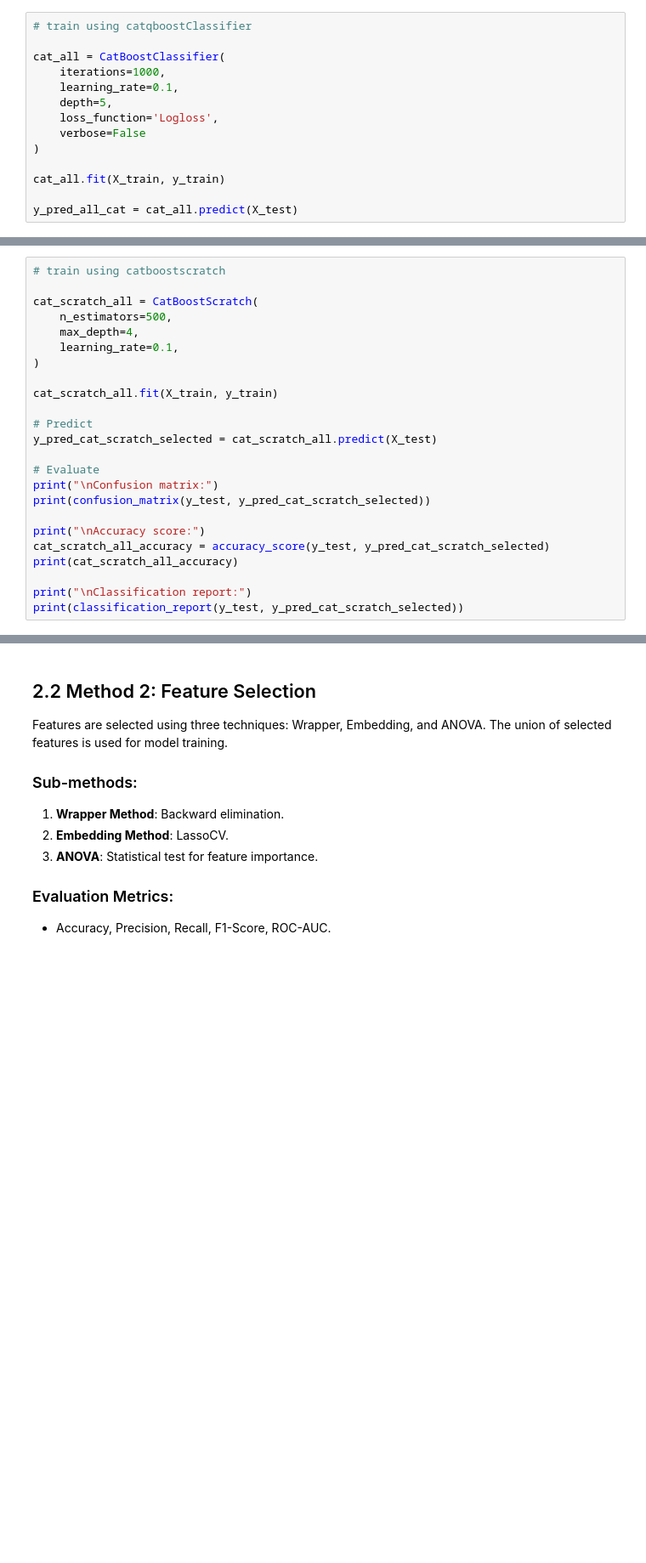
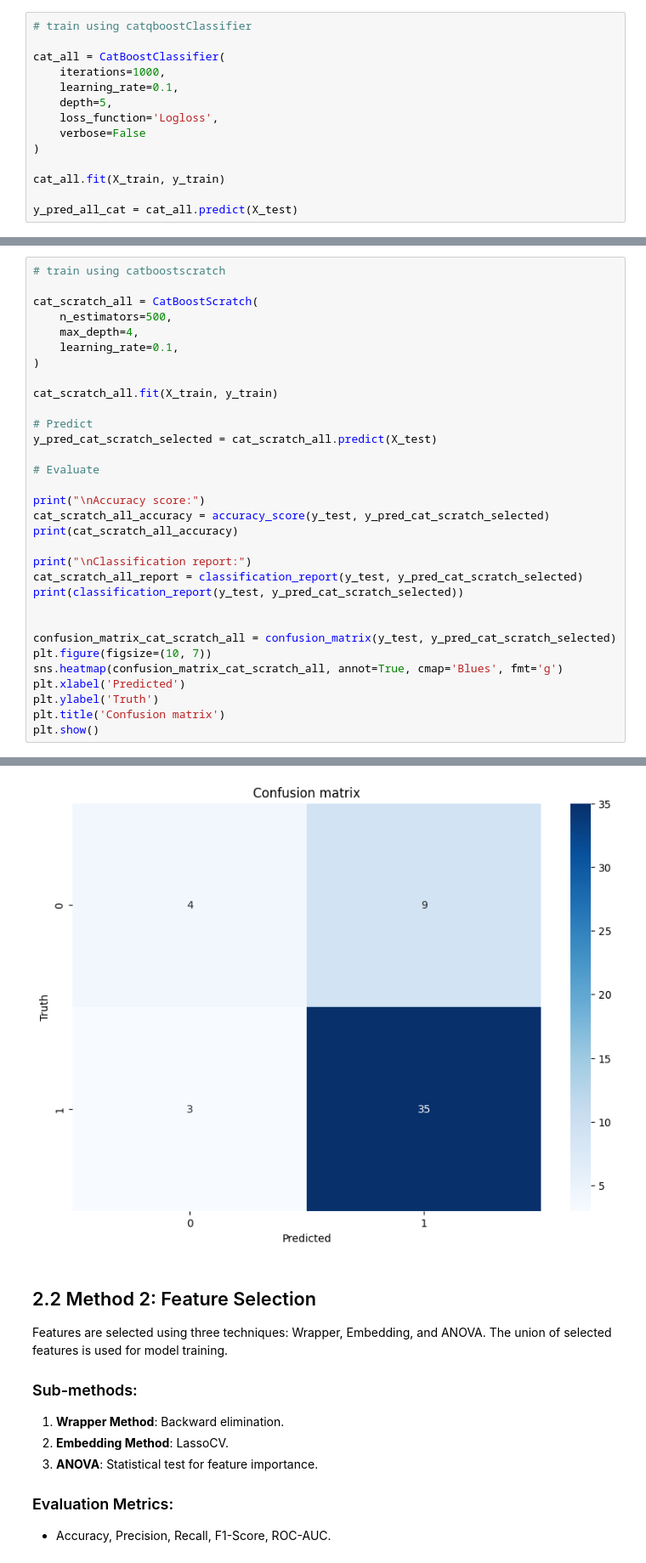
Before and after one commit to SecurDrgorP/ParkinsonML, a Jupyter notebook: ImplCatBoost.ipynb, the cells around one changed output, grey strips where cells are left out. Shown: that part at 85% size. Drawn from its saved outputs; the diff is of its cells as text; blank space fills up the shorter version.

```diff
--- a/ImplCatBoost.ipynb
+++ b/ImplCatBoost.ipynb
@@ -145,13 +151,21 @@ cat_scratch_all.fit(X_train, y_train)
 y_pred_cat_scratch_selected = cat_scratch_all.predict(X_test)
 
 # Evaluate
-print("\nConfusion matrix:")
-print(confusion_matrix(y_test, y_pred_cat_scratch_selected))
 
 print("\nAccuracy score:")
 cat_scratch_all_accuracy = accuracy_score(y_test, y_pred_cat_scratch_selected)
 print(cat_scratch_all_accuracy)
 
 print("\nClassification report:")
+cat_scratch_all_report = classification_report(y_test, y_pred_cat_scratch_selected)
 print(classification_report(y_test, y_pred_cat_scratch_selected))
+
+
+confusion_matrix_cat_scratch_all = confusion_matrix(y_test, y_pred_cat_scratch_selected)
+plt.figure(figsize=(10, 7))
+sns.heatmap(confusion_matrix_cat_scratch_all, annot=True, cmap='Blues', fmt='g')
+plt.xlabel('Predicted')
+plt.ylabel('Truth')
+plt.title('Confusion matrix')
+plt.show()
 # %% [output]
@@ -174,3 +184,4 @@ weighted avg       0.77      0.78      0.77        51
+[figure, added]
 # %% [markdown]
 ## 2.2 Method 2: Feature Selection
 Features are selected using three techniques: Wrapper, Embedding, and ANOVA. The union of selected features is used for model training.
```
Also changed, not shown: parts of 7 cells of this notebook, 9 other files.
